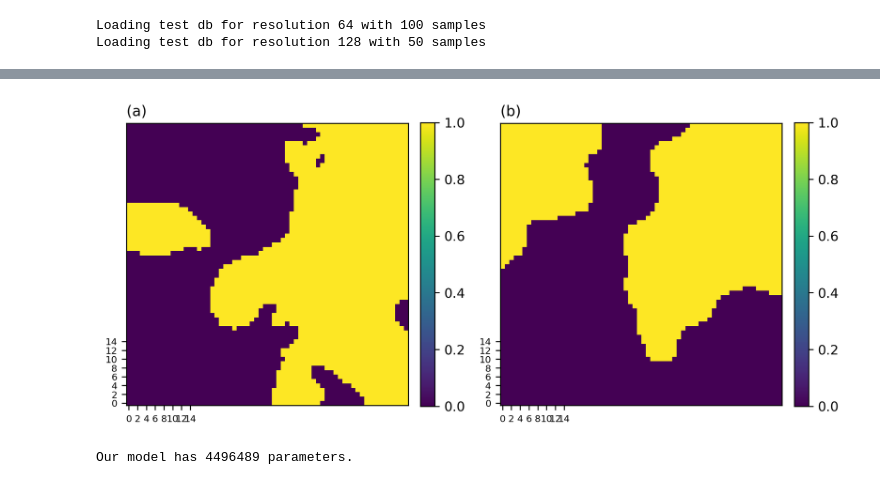
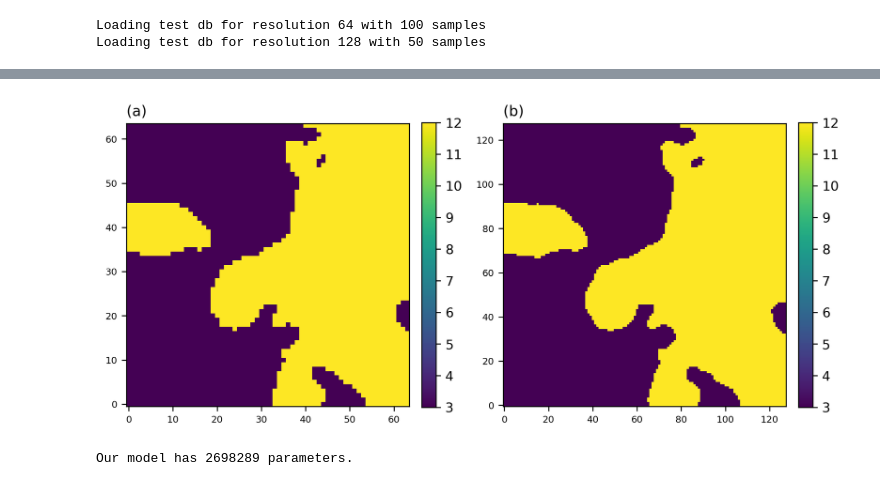
Before and after one commit to gzein/fno-bayesian-inverse-problems, a Jupyter notebook: FNO_clean.ipynb, the cells around one changed output, grey strips where cells are left out. Saved outputs shown, nothing was run; the diff lists cells and outputs as text; code cells hidden in the pictures.

```diff
--- a/FNO_clean.ipynb
+++ b/FNO_clean.ipynb
@@ -44,6 +46,22 @@ FNO_rank=0.42
 
 # === Training ===
 TRAIN_epochs = 150
+# %%
+def T_push(x, tau=-1, boundary=0):
+    """A smooth approximation to the step function, which can be used to get a binary field from the GP sample while maintaining differentiability.
+    See Akiyldiz for details.
+    Combined with the option to get a hard threshold by setting tau=-1, based on the usual 3-12 normalisation.
+    """
+    if isinstance(x, np.ndarray):
+        if tau == -1:
+            return np.where(x < boundary, 3.0, 12.0)
+        return 0.5 * np.tanh(tau * x) + 0.5
+    else:  # torch tensor
+        if tau == -1:
+            return torch.where(x < boundary,
+                               torch.tensor(3.0),
+                               torch.tensor(12.0))
+        return 0.5 * torch.tanh(tau * x) + 0.5
 # %%
 # Activate GPU (if available)
 device = torch.device("cuda" if torch.cuda.is_available() else "cpu")
@@ -63,6 +81,14 @@ dataset = DarcyDataset(
     test_resolutions=data_test_resolutions,
     test_batch_sizes=data_test_batch_sizes,
 )
+
+# renormalise data to 3-12 range, as per convention. For some reason the default normalisation is 0-1 which is not the norm
+# only run the code ONCE, otherwise it will normalise twice and all entries become 12.
+for test_set in dataset.test_dbs.values():
+    test_set.x = T_push(test_set.x, tau=-1, boundary=0.5)
+
+dataset._train_db.x = T_push(dataset._train_db.x, tau=-1, boundary=0.5)
+
 
 train_loader = DataLoader(
         dataset.train_db,
@@ -114,25 +116,25 @@ pprint(dataset.train_db[0])
 # %%
 # visualise two examples of the field a(x)
 
-tf1 = dataset.test_dbs[data_train_resolution].x[0, 0].unsqueeze(0).unsqueeze(0)
-tf2 = dataset.test_dbs[data_test_resolutions[0]].x[1, 0].unsqueeze(0).unsqueeze(0)
+tf1 = dataset.test_dbs[64][0]["x"]
+tf2 = dataset.test_dbs[128][0]["x"]
 
 fig, axs = plt.subplots(1, 2, figsize=(8, 4), dpi=300)
 
 for ax, tf, label in zip(axs, [tf1, tf2], ['(a)', '(b)']):
-    im = ax.imshow(tf[0, 0], cmap='viridis', interpolation='nearest', origin='lower')
+    im = ax.imshow(np.squeeze(tf), cmap='viridis', interpolation='nearest', origin='lower')
     ax.set_title(label, fontsize=11, loc='left', pad=6)
-    ax.set_xticks(range(0,16, 2))
-    ax.set_yticks(range(0,16, 2))
+    # ax.set_xticks(range(0,64, 2))
+    # ax.set_yticks(range(0,64, 2))
     ax.tick_params(labelsize=7)
     plt.colorbar(im, ax=ax, fraction=0.046, pad=0.04)
 
 # fig.suptitle('Coefficient field $a(x)$', fontsize=12, y=1.02)
 plt.tight_layout()
 plt.savefig('coefficient_fields.png', bbox_inches='tight', dpi=300)
 plt.show()
 # %% [output]
-[figure, old version]
+[figure, new version]
 # %%
 # Instantiate Model
 model = FNO(
@@ -143,6 +145,7 @@ model = FNO(
     n_layers=FNO_n_layers,
     # projection_channel_ratio=FNO_projection_channel_ratio,
     factorization=FNO_factorization,
+    non_linearity=FNO_nonlinearity,
     # rank=FNO_rank,
 )
 
@@ -167,7 +170,7 @@ h1loss = H1Loss(d=2)
 train_loss = h1loss
 eval_losses = {"h1": h1loss, "l2": l2loss}
 # %% [output]
-Our model has 4496489 parameters.
+Our model has 2698289 parameters.
 # %%
 # Train model
 # Creating the trainer
```
Also changed, not shown: parts of 26 cells of this notebook, 9 other files.
